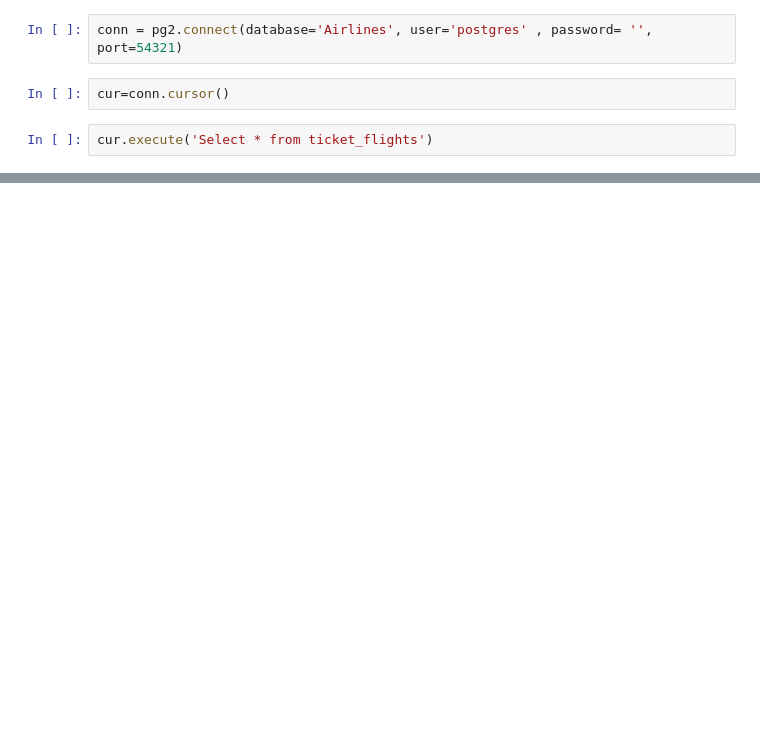
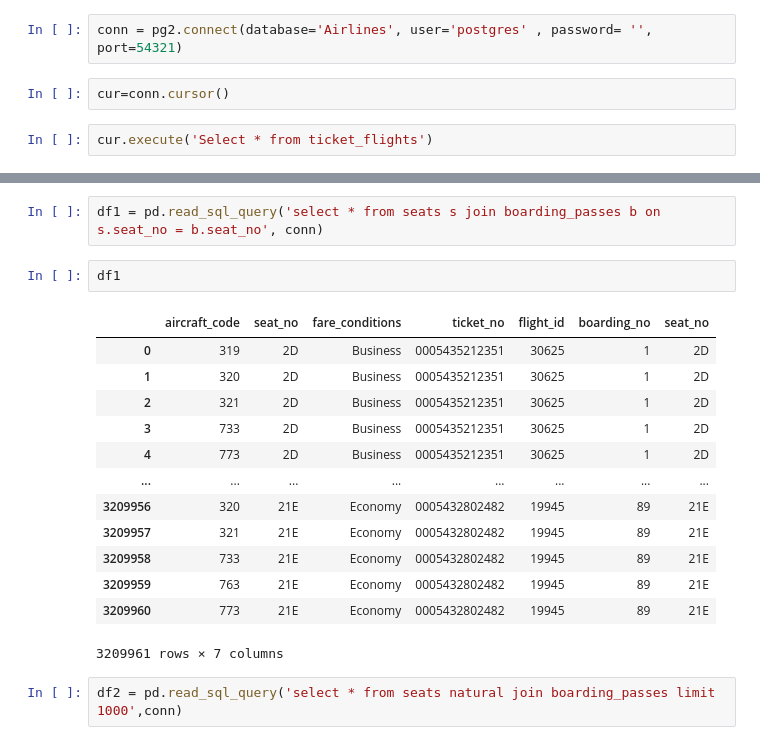
Before and after one commit to walidsharaar/ReadingDatabase, a Jupyter notebook: ReadingPostgreSQLData.ipynb, the cells around one changed output, grey strips where cells are left out. Cells and saved outputs as stored; diff of their text form; blank space fills up the shorter version.

Commit message:
read database using pandas

```diff
--- a/ReadingPostgreSQLData.ipynb
+++ b/ReadingPostgreSQLData.ipynb
@@ -28,0 +44,20 @@ cur.fetchmany(12231123)
+# %%
+df1 = pd.read_sql_query('select * from seats s join boarding_passes b on s.seat_no = b.seat_no', conn)
+# %%
+df1
+# %% [output]
+|  | aircraft_code | seat_no | fare_conditions | ticket_no | flight_id | boarding_no | seat_no |
+| 0 | 319 | 2D | Business | 0005435212351 | 30625 | 1 | 2D |
+| 1 | 320 | 2D | Business | 0005435212351 | 30625 | 1 | 2D |
+| 2 | 321 | 2D | Business | 0005435212351 | 30625 | 1 | 2D |
+| 3 | 733 | 2D | Business | 0005435212351 | 30625 | 1 | 2D |
+| 4 | 773 | 2D | Business | 0005435212351 | 30625 | 1 | 2D |
+| ... | ... | ... | ... | ... | ... | ... | ... |
+| 3209956 | 320 | 21E | Economy | 0005432802482 | 19945 | 89 | 21E |
+| 3209957 | 321 | 21E | Economy | 0005432802482 | 19945 | 89 | 21E |
+| 3209958 | 733 | 21E | Economy | 0005432802482 | 19945 | 89 | 21E |
+| 3209959 | 763 | 21E | Economy | 0005432802482 | 19945 | 89 | 21E |
+| 3209960 | 773 | 21E | Economy | 0005432802482 | 19945 | 89 | 21E |
+3209961 rows × 7 columns
+# %%
+df2 = pd.read_sql_query('select * from seats natural join boarding_passes limit 1000',conn)
```
Also changed, not shown: parts of 4 cells of this notebook.
